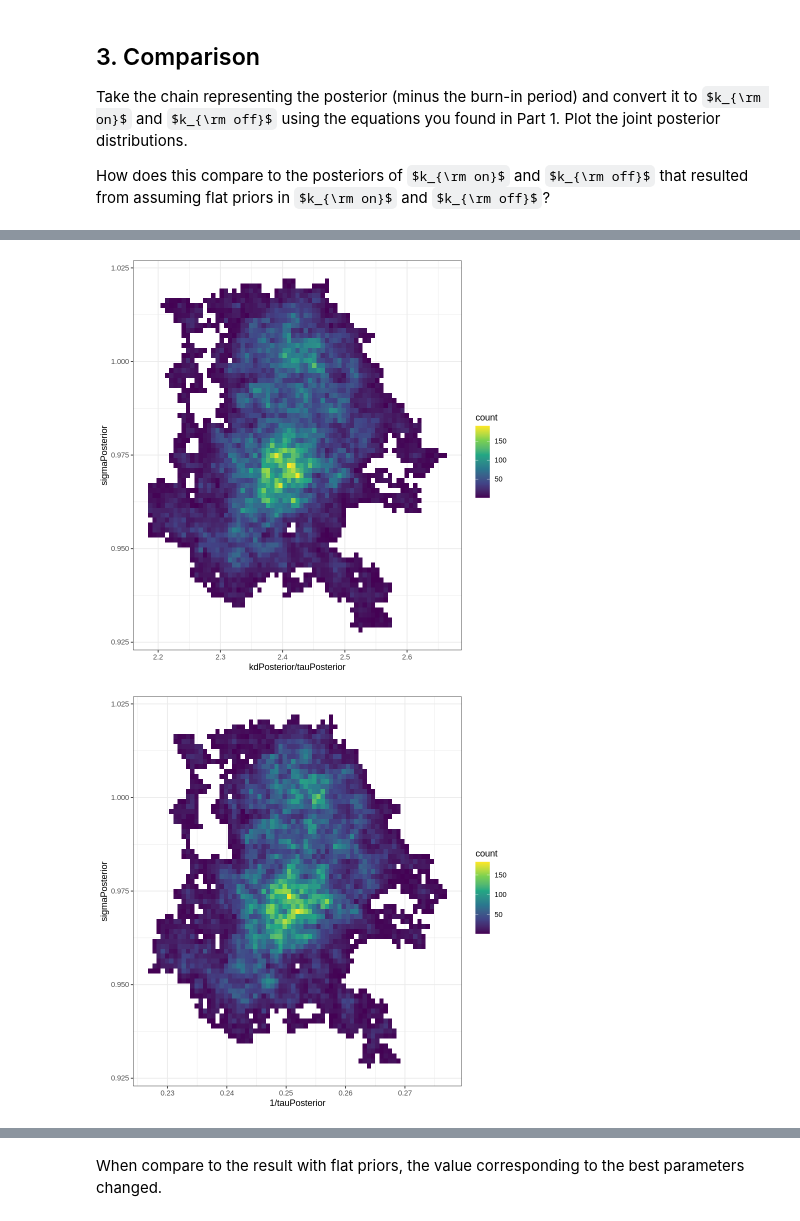
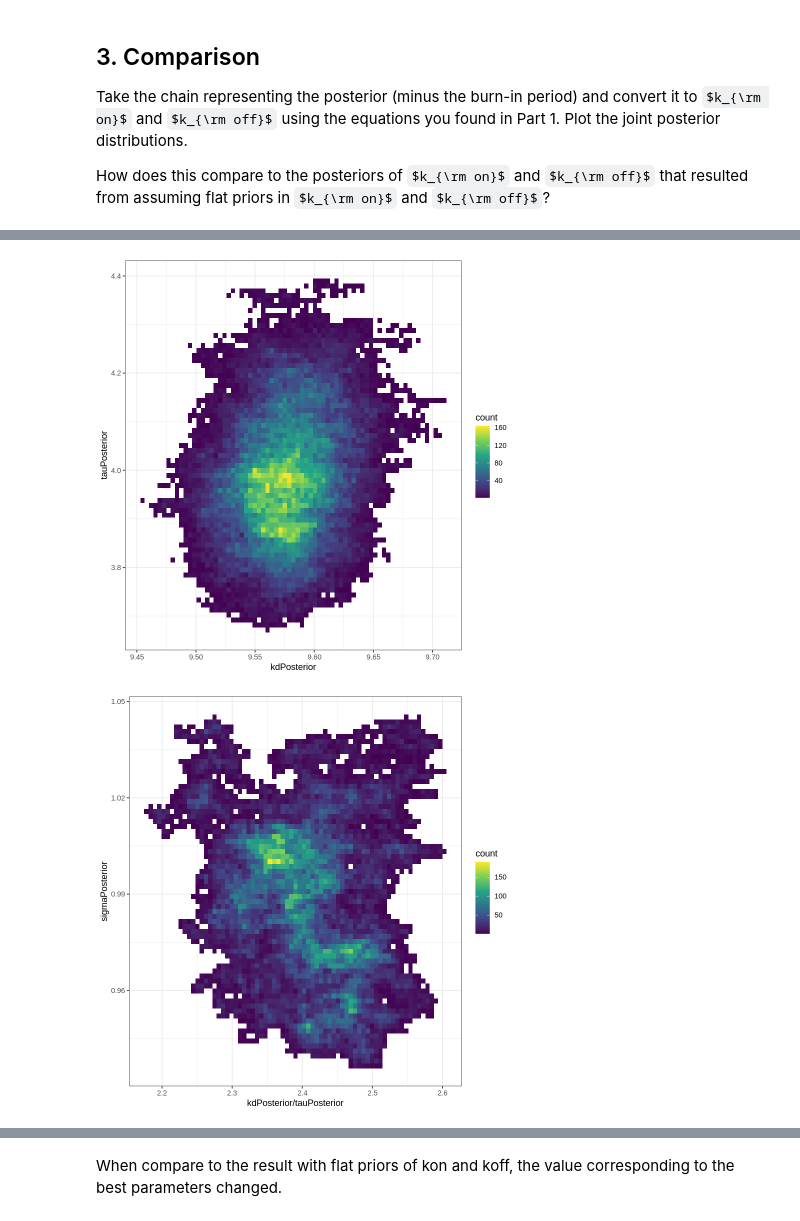
Before and after one commit to llai7/MATH227C, a Jupyter notebook: Math227C20Sp_P11_LuluLai.ipynb, the cells around one changed output, grey strips where cells are left out. Drawn from its saved outputs; the diff is of its cells as text; code cells hidden in the pictures; some formulas as TeX source.

```diff
--- a/Math227C20Sp_P11_LuluLai.ipynb
+++ b/Math227C20Sp_P11_LuluLai.ipynb
@@ -254,7 +254,7 @@ logLikelihood(c(5, 1, 0.1),times,y)
 
 proposalGenerator <- function(currentParam){
 
-    proposalParam = rnorm(3, mean=currentParam, sd = c(0.005,0.005,0.0005)) #kon,koff
+    proposalParam = rnorm(3, mean=currentParam, sd = c(0.005,0.005,0.0005)) #kon,koff c(0.005,0.005,0.0005),(0.02,0.009)
     # play with these to make the acceptance rates around 30% for most efficient MCMC
     proposalParam[proposalParam<0] <- 0 # Prevent negative values
     return(proposalParam)
@@ -279,8 +279,9 @@ run_metropolis_MCMC <- function(startvalue, iterations){
     return(chain)
 }
 
-startvalue = c(1,1,0.01)
+startvalue = c(1,0.1,0.001)
 chain = run_metropolis_MCMC(startvalue, 100000)
 
 burnIn = 10000
 acceptance = 1-mean(duplicated(chain[-(1:burnIn),]))
+print(acceptance)
@@ -325,6 +328,12 @@ dfChain <- data.frame(kdPosterior=chain[-(1:burnIn),1],
 
 #kon vs koff
 ggplot(dfChain, aes(x=kdPosterior/tauPosterior, y=1/tauPosterior) ) +
+  geom_bin2d(bins = 70) +
+  scale_fill_continuous(type = "viridis") +
+  theme_bw()
+
+#kd vs tau
+ggplot(dfChain, aes(x=kdPosterior, y=tauPosterior) ) +
   geom_bin2d(bins = 70) +
   scale_fill_continuous(type = "viridis") +
   theme_bw()
@@ -345,2 +354,2 @@ ggplot(dfChain, aes(x=kdPosterior/tauPosterior, y=sigmaPosterior) ) +
-[figure, old version]
+[figure, new version]
-[figure, old version]
+[figure, new version]
@@ -347,2 +357,2 @@ ggplot(dfChain, aes(x=kdPosterior/tauPosterior, y=sigmaPosterior) ) +
 # %% [markdown]
-When compare to the result with flat priors, the value corresponding to the best parameters changed.
+When compare to the result with flat priors of kon and koff, the value corresponding to the best parameters changed.
```
Also changed, not shown: parts of 3 cells of this notebook.
